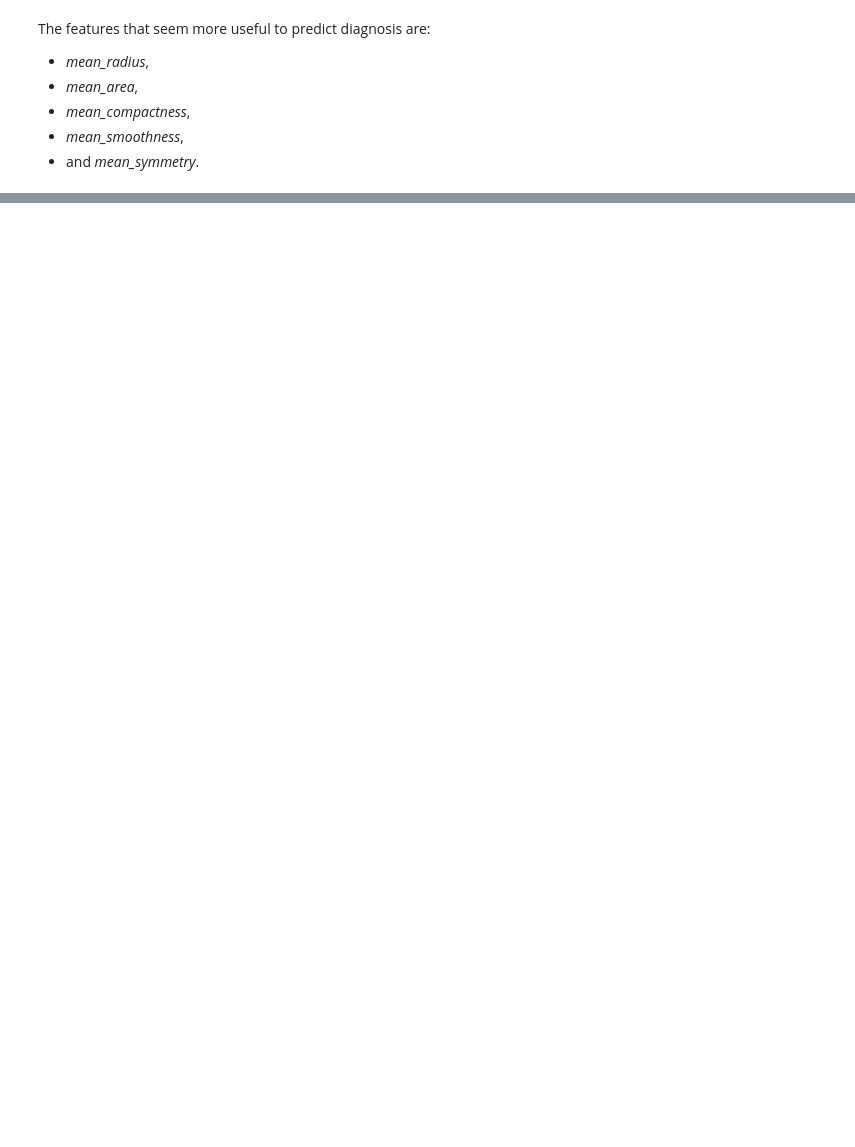
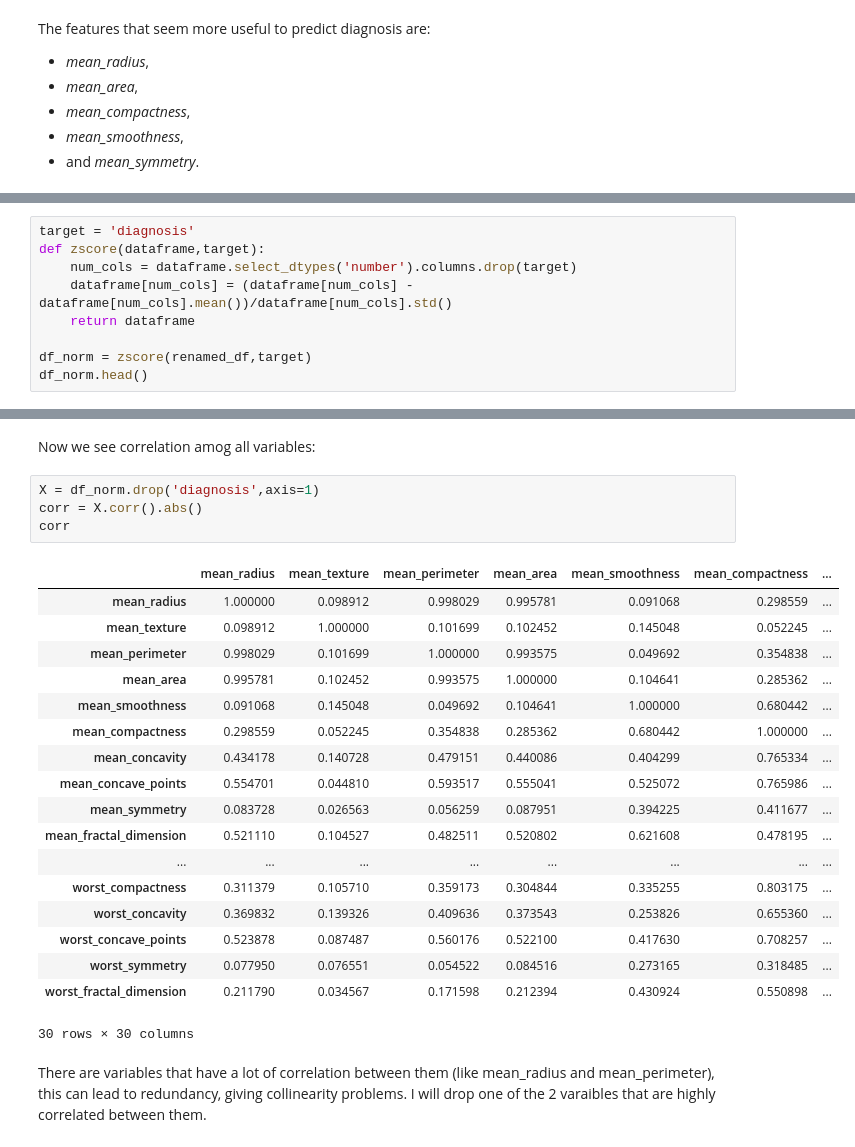
Before and after one commit to Blanqui04/Scientific-Programming-Final-Project---Group-C, a Jupyter notebook: Task1.ipynb, the cells around one changed output, grey strips where cells are left out. Saved outputs shown, nothing was run; the diff lists cells and outputs as text; blank space fills up the shorter version.

```diff
--- a/Task1.ipynb
+++ b/Task1.ipynb
@@ -167,0 +190,9 @@ The features that seem more useful to predict diagnosis are:
+# %%
+target = 'diagnosis'
+def zscore(dataframe,target):
+    num_cols = dataframe.select_dtypes('number').columns.drop(target)
+    dataframe[num_cols] = (dataframe[num_cols] - dataframe[num_cols].mean())/dataframe[num_cols].std()
+    return dataframe
+
+df_norm = zscore(renamed_df,target)
+df_norm.head()
@@ -167,0 +207,27 @@ The features that seem more useful to predict diagnosis are:
+# %% [markdown]
+Now we see correlation amog all variables:
+# %%
+X = df_norm.drop('diagnosis',axis=1)
+corr = X.corr().abs()
+corr
+# %% [output]
+|  | mean_radius | mean_texture | mean_perimeter | mean_area | mean_smoothness | mean_compactness | ... |
+| mean_radius | 1.000000 | 0.098912 | 0.998029 | 0.995781 | 0.091068 | 0.298559 | ... |
+| mean_texture | 0.098912 | 1.000000 | 0.101699 | 0.102452 | 0.145048 | 0.052245 | ... |
+| mean_perimeter | 0.998029 | 0.101699 | 1.000000 | 0.993575 | 0.049692 | 0.354838 | ... |
+| mean_area | 0.995781 | 0.102452 | 0.993575 | 1.000000 | 0.104641 | 0.285362 | ... |
+| mean_smoothness | 0.091068 | 0.145048 | 0.049692 | 0.104641 | 1.000000 | 0.680442 | ... |
+| mean_compactness | 0.298559 | 0.052245 | 0.354838 | 0.285362 | 0.680442 | 1.000000 | ... |
+| mean_concavity | 0.434178 | 0.140728 | 0.479151 | 0.440086 | 0.404299 | 0.765334 | ... |
+| mean_concave_points | 0.554701 | 0.044810 | 0.593517 | 0.555041 | 0.525072 | 0.765986 | ... |
+| mean_symmetry | 0.083728 | 0.026563 | 0.056259 | 0.087951 | 0.394225 | 0.411677 | ... |
+| mean_fractal_dimension | 0.521110 | 0.104527 | 0.482511 | 0.520802 | 0.621608 | 0.478195 | ... |
+| ... | ... | ... | ... | ... | ... | ... | ... |
+| worst_compactness | 0.311379 | 0.105710 | 0.359173 | 0.304844 | 0.335255 | 0.803175 | ... |
+| worst_concavity | 0.369832 | 0.139326 | 0.409636 | 0.373543 | 0.253826 | 0.655360 | ... |
+| worst_concave_points | 0.523878 | 0.087487 | 0.560176 | 0.522100 | 0.417630 | 0.708257 | ... |
+| worst_symmetry | 0.077950 | 0.076551 | 0.054522 | 0.084516 | 0.273165 | 0.318485 | ... |
+| worst_fractal_dimension | 0.211790 | 0.034567 | 0.171598 | 0.212394 | 0.430924 | 0.550898 | ... |
+30 rows × 30 columns
+# %% [markdown]
+There are variables that have a lot of correlation between them (like mean_radius and mean_perimeter), this can lead to redundancy, giving collinearity problems. I will drop one of the 2 varaibles that are highly correlated between them.
```
Also changed, not shown: parts of 12 cells of this notebook.
